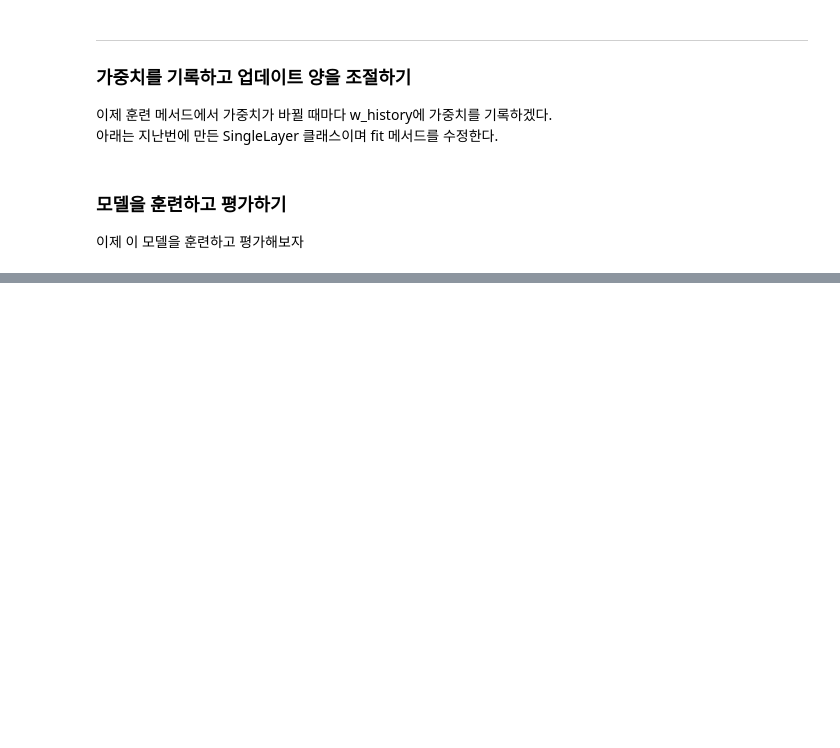
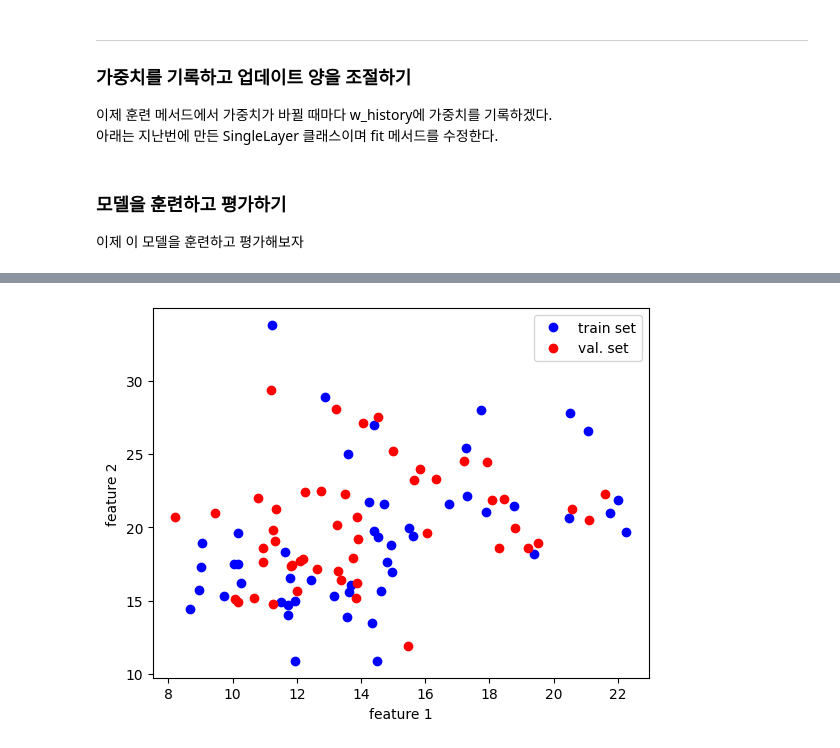
Before and after one commit to Tarel-Github/Artificial_Intelligence_practice, a Jupyter notebook: 02. Doit_DeepLearning/3-1. 훈련노하우: 검증세트를 나누기와 전처리과정.ipynb, the cells around one changed output, grey strips where cells are left out. Drawn from its saved outputs; the diff is of its cells as text; code cells hidden in the pictures; blank space fills up the shorter version.

```diff
--- a/02. Doit_DeepLearning/3-1. 훈련노하우: 검증세트를 나누기와 전처리과정.ipynb
+++ b/02. Doit_DeepLearning/3-1. 훈련노하우: 검증세트를 나누기와 전처리과정.ipynb
@@ -154,11 +154,15 @@ plt.show()
 # 지난 시간에 만든 코드
 class SingleLayer:
 # 지난시간에 만든 SingleLayer 클래스 수정
-  def __init__(self, learning_rate = 0.1):
-    self.w = None
-    self.b = None
-    self.losses =[]
-    self.w_history= []
+  def __init__(self, learning_rate=0.1, l1=0, l2=0):
+      self.w = None
+      self.b = None
+      self.losses = []
+      self.val_losses = []
+      self.w_history = []
+      self.lr = learning_rate
+      self.l1 = l1
+      self.l2 = l2
 
   def forpass(self, x):
     z = np.sum(x * self.w) + self.b
@@ -168,11 +172,6 @@ class SingleLayer:
     w_grad = x * err
     b_grad = 1 * err
     return w_grad, b_grad
-
-  def activation(self, z):
-    z = np.clip(z, -100, None)
-    a = 1 / (1 + np.exp(-z))
-    return a
 
   def fit(self, x, y, epochs=100):
     self.w = np.ones(x.shape[1])
@@ -199,13 +198,9 @@ class SingleLayer:
 
   # 시그모이드 함수
   def activation(self, z):
+    z = np.clip(z, -100, None)
     a = 1 / (1 + np.exp(-z))
     return a
-
-  def predict(self, x):
-    z = [self.forpass(x_i) for x_i in x]
-    a = self.activation(np.array(z))
-    return a > 0.5
 
   def predict(self, x):
     z = [self.forpass(x_i) for x_i in x]    # 정방향 계산
@@ -213,6 +208,17 @@ class SingleLayer:
 
   def score(self, x, y):            # 정확도를 계산해주는 메서드
     return np.mean(self.predict(x) == y)
+
+  def update_val_loss(self, x_val, y_val):
+    if x_val is None:
+      return
+    val_loss = 0
+    for i in range(len(x_val)):
+      z = self.forpass(x_val[i])        # 정방향 계산
+      a = self.activation(z)            # 활성화 함수 적용
+      a = np.clip(a, 1e-10, 1-1e-10)
+      val_loss += -(y_val[i] * np.log(a) + (1 - y_val[i]) * np.log(1-a))
+    self.val_losses.append(val_loss/len(y_val) + self.reg_loss())
 # %% [markdown]
 ### 모델을 훈련하고 평가하기
 이제 이 모델을 훈련하고 평가해보자
@@ -224,0 +321,10 @@ AttributeError: ignored
+# %%
+# 산점도 그리기
+plt.plot(x_train[:50, 0], x_train[:50, 1], 'bo')
+plt.plot(x_val[:50, 0], x_val[:50, 1], 'ro')
+plt.xlabel('feature 1')
+plt.ylabel('feature 2')
+plt.legend(['train set', 'val. set'])
+plt.show()
+# %% [output]
+[figure, added]
```
Also changed, not shown: parts of 21 cells of this notebook, 1 other file.
